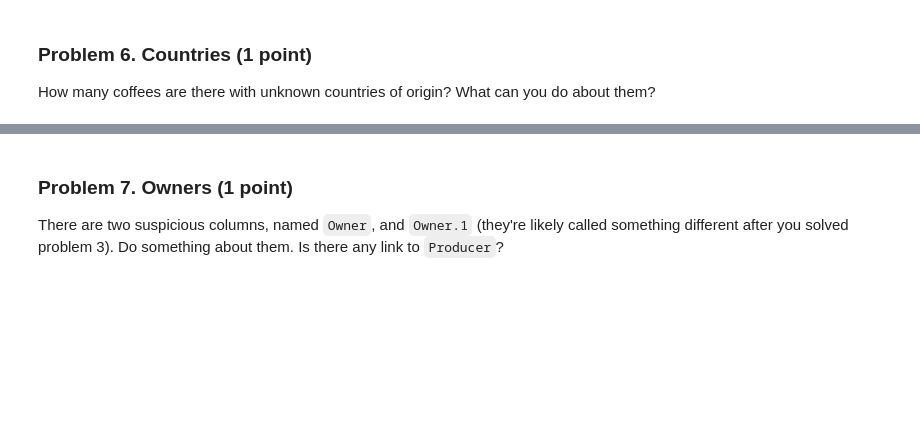
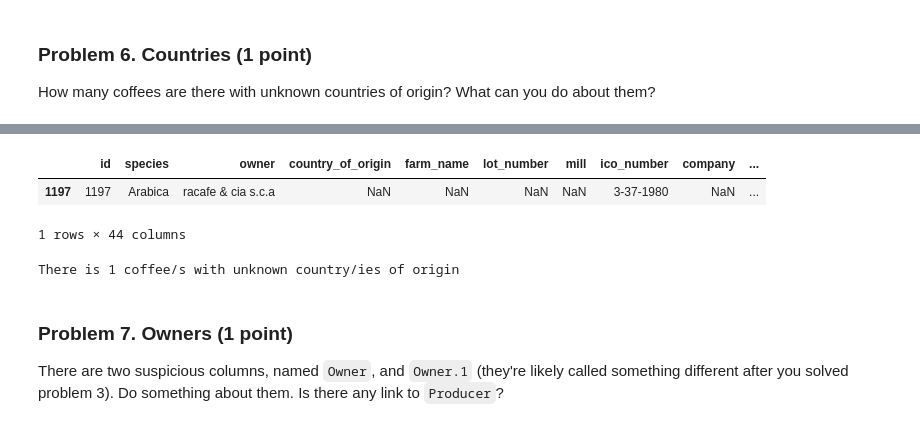
Before and after one commit to plamensve/Data_Science_Upskill_Softuni, a Jupyter notebook: 02_data_tidying_and_cleaning/Data Tidying and Cleaning Lab.ipynb, the cells around one changed output, grey strips where cells are left out. Drawn from its saved outputs; the diff is of its cells as text; code cells hidden in the pictures; blank space fills up the shorter version.

```diff
--- a/02_data_tidying_and_cleaning/Data Tidying and Cleaning Lab.ipynb
+++ b/02_data_tidying_and_cleaning/Data Tidying and Cleaning Lab.ipynb
@@ -152,3 +153,7 @@ data
 This should remind you of problem 4 but it's slightly nastier. Fix the harvest years, document the process.
 
 While you're here, fix the expiration dates, and grading dates. Unlike the other column, these should be dates (`pd.to_datetime()` is your friend).
+# %%
+#Convert all dates only to 'YEAR' format
+data.harvest_year = data.harvest_year.map(lambda x: str(x)[-4:] if pd.notna(x) else x)
+data.harvest_year
@@ -154,0 +173,5 @@ While you're here, fix the expiration dates, and grading dates. Unlike the other
+# %%
+#Convert dates to d-m-Y format
+data.expiration = data.expiration.map(
+    lambda x: parse(x).strftime('%d-%m-%Y') if pd.notna(x) else x
+)
@@ -154,0 +193,5 @@ While you're here, fix the expiration dates, and grading dates. Unlike the other
+# %%
+#Convert dates to d-m-Y format
+data.grading_date = data.grading_date.map(
+    lambda x: parse(x).strftime('%d-%m-%Y') if pd.notna(x) else x
+)
@@ -158,3 +236,15 @@ How many coffees are there with unknown countries of origin? What can you do abo
+# %%
+#Read data which has not country of origin
+data[data.country_of_origin.isna()]
+# %% [output]
+|  | id | species | owner | country_of_origin | farm_name | lot_number | mill | ico_number | company | ... |
+| 1197 | 1197 | Arabica | racafe & cia s.c.a | NaN | NaN | NaN | NaN | 3-37-1980 | NaN | ... |
+1 rows × 44 columns
+# %%
+#Print the number of records with unknown country of origin
+print(f'There is {data.country_of_origin.isna().sum()} coffee/s with unknown country/ies of origin')
+# %% [output]
+There is 1 coffee/s with unknown country/ies of origin
 # %% [markdown]
 ### Problem 7. Owners (1 point)
 There are two suspicious columns, named `Owner`, and `Owner.1` (they're likely called something different after you solved problem 3). Do something about them. Is there any link to `Producer`?
```
Also changed, not shown: parts of 9 cells of this notebook.
